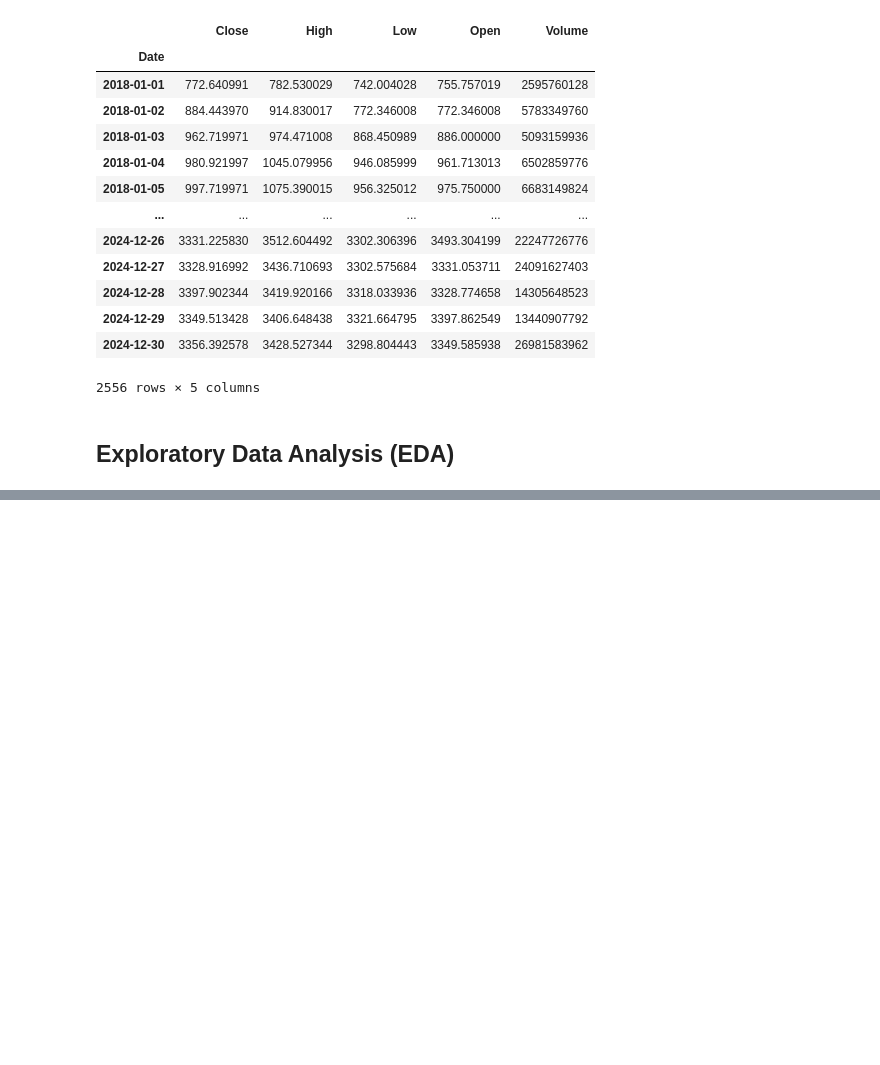
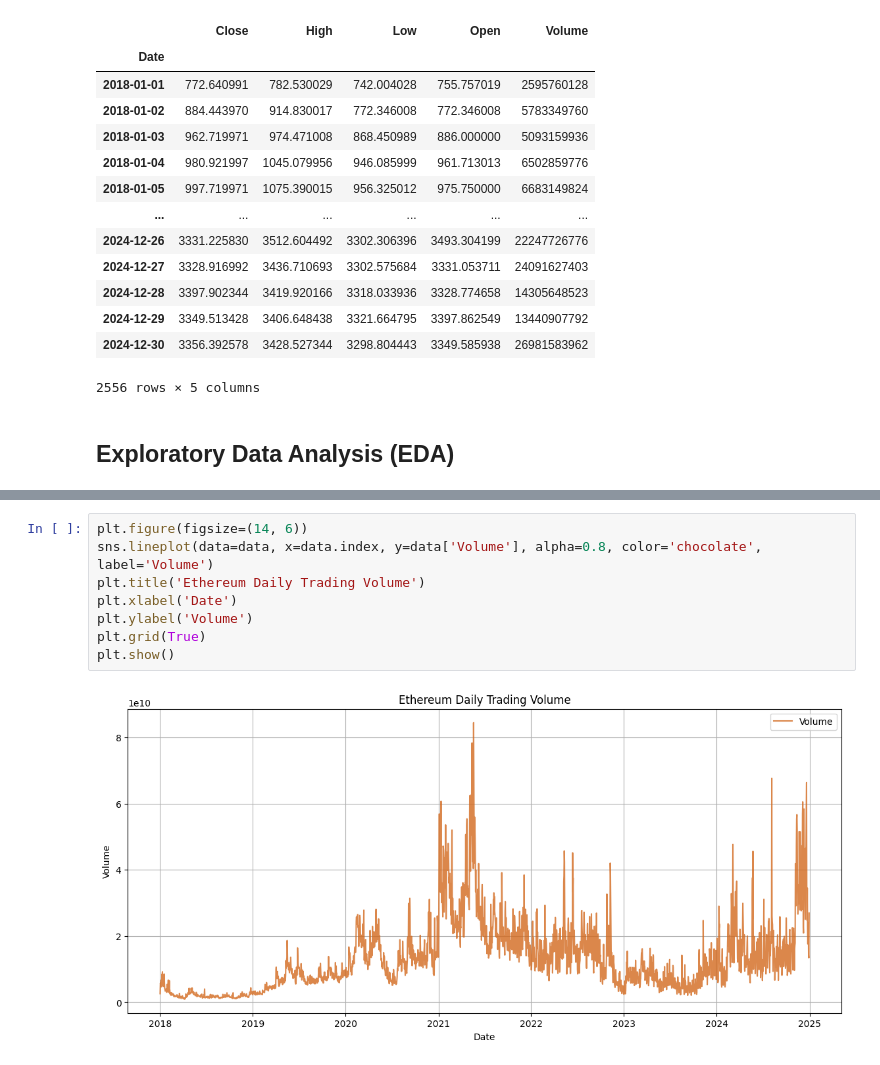
Before and after one commit to STBreeze/Ethereum-Time-Series-Analysis-ARIMA-ARCH-Forecasting, a Jupyter notebook: Ethereum Stock Price Prediction using ARIMA.ipynb, the cells around one changed output, grey strips where cells are left out. Drawn from its saved outputs; the diff is of its cells as text; blank space fills up the shorter version.

```diff
--- a/Ethereum Stock Price Prediction using ARIMA.ipynb
+++ b/Ethereum Stock Price Prediction using ARIMA.ipynb
@@ -110,0 +140,10 @@ data
+# %%
+plt.figure(figsize=(14, 6))
+sns.lineplot(data=data, x=data.index, y=data['Volume'], alpha=0.8, color='chocolate', label='Volume')
+plt.title('Ethereum Daily Trading Volume')
+plt.xlabel('Date')
+plt.ylabel('Volume')
+plt.grid(True)
+plt.show()
+# %% [output]
+[figure, added]
```
Also changed, not shown: parts of 5 cells of this notebook.
